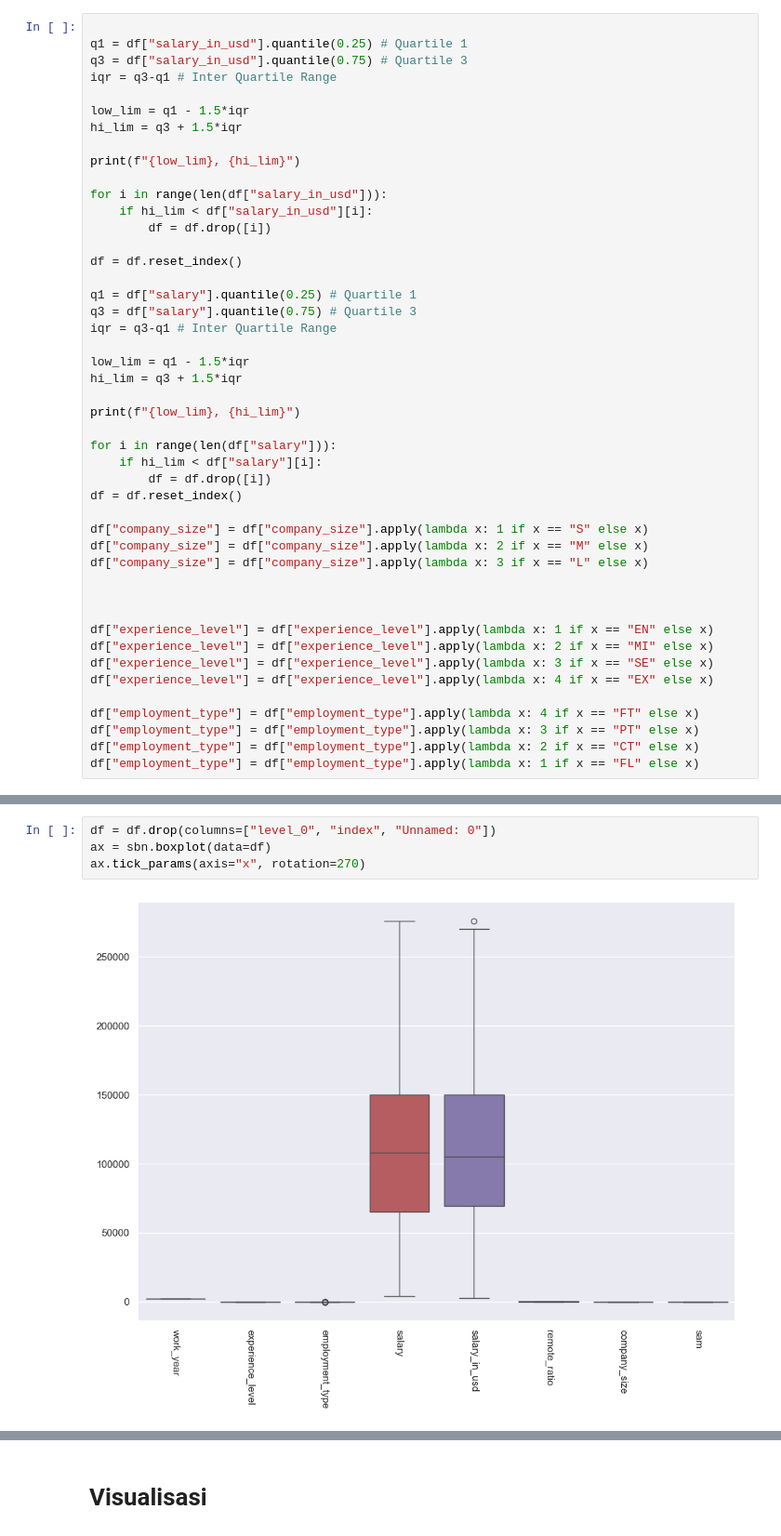
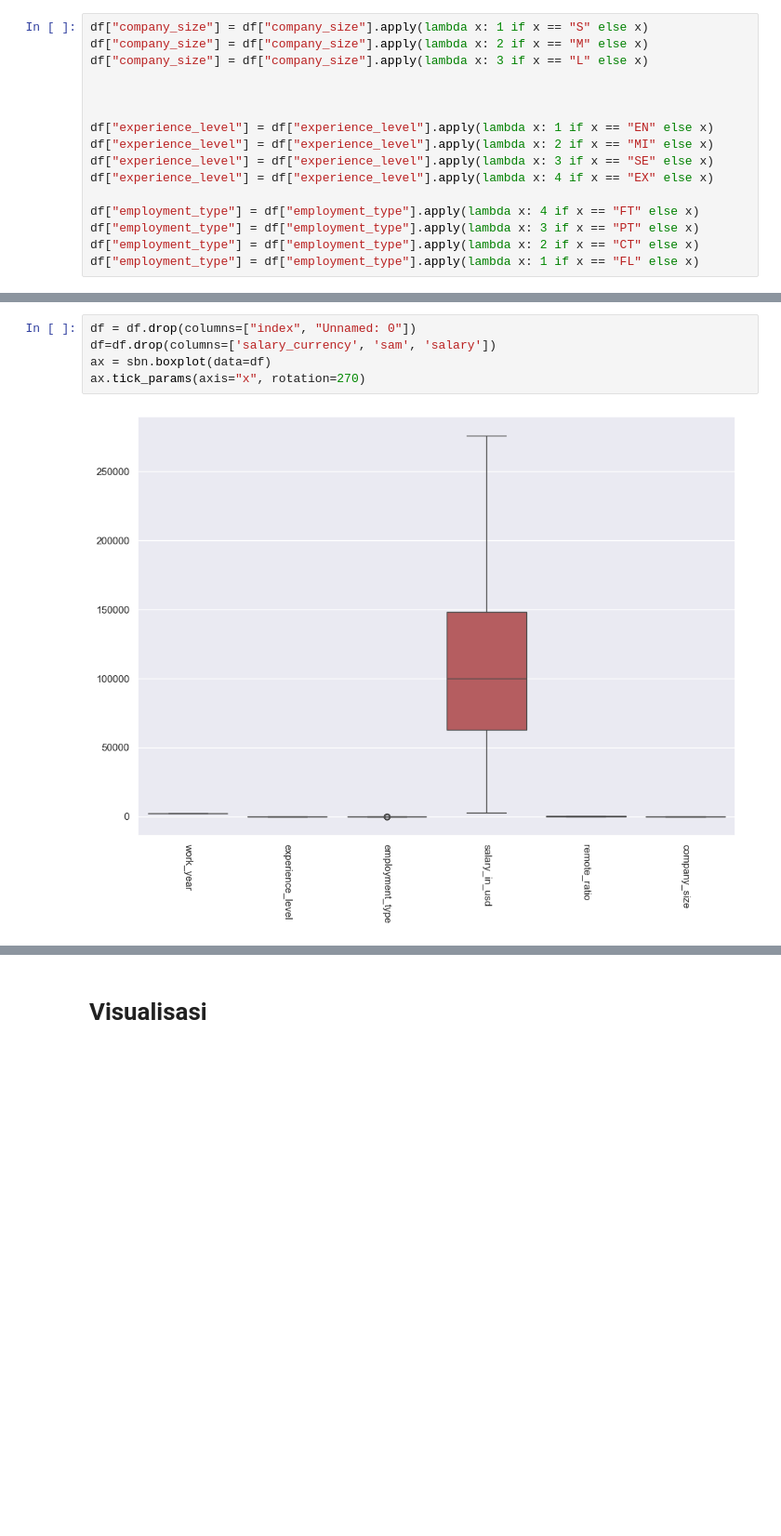
Before and after one commit to Huar7/EDA-soft-Potato, a Jupyter notebook: Finale/main 3.ipynb, the cells around one changed output, grey strips where cells are left out. Shown: that part at 93% size. Drawn from its saved outputs; the diff is of its cells as text; blank space fills up the shorter version.

```diff
--- a/Finale/main 3.ipynb
+++ b/Finale/main 3.ipynb
@@ -64,34 +90,4 @@ Menghapus Outlier
 # %%
-
-q1 = df["salary_in_usd"].quantile(0.25) # Quartile 1
-q3 = df["salary_in_usd"].quantile(0.75) # Quartile 3
-iqr = q3-q1 # Inter Quartile Range
-
-low_lim = q1 - 1.5*iqr
-hi_lim = q3 + 1.5*iqr
-
-print(f"{low_lim}, {hi_lim}")
-
-for i in range(len(df["salary_in_usd"])):
-    if hi_lim < df["salary_in_usd"][i]:
-        df = df.drop([i])
-
-df = df.reset_index()
-
-q1 = df["salary"].quantile(0.25) # Quartile 1
-q3 = df["salary"].quantile(0.75) # Quartile 3
-iqr = q3-q1 # Inter Quartile Range
-
-low_lim = q1 - 1.5*iqr
-hi_lim = q3 + 1.5*iqr
-
-print(f"{low_lim}, {hi_lim}")
-
-for i in range(len(df["salary"])):
-    if hi_lim < df["salary"][i]:
-        df = df.drop([i])
-df = df.reset_index()
-
 df["company_size"] = df["company_size"].apply(lambda x: 1 if x == "S" else x)
 df["company_size"] = df["company_size"].apply(lambda x: 2 if x == "M" else x)
 df["company_size"] = df["company_size"].apply(lambda x: 3 if x == "L" else x)
@@ -113,6 +108,7 @@ df["employment_type"] = df["employment_type"].apply(lambda x: 1 if x == "FL" els
 # %%
-df = df.drop(columns=["level_0", "index", "Unnamed: 0"])
+df = df.drop(columns=["index", "Unnamed: 0"])
+df=df.drop(columns=['salary_currency', 'sam', 'salary'])
 ax = sbn.boxplot(data=df)
 ax.tick_params(axis="x", rotation=270)
 # %% [output]
-[figure, old version]
+[figure, new version]
```
Also changed, not shown: parts of 37 cells of this notebook.
